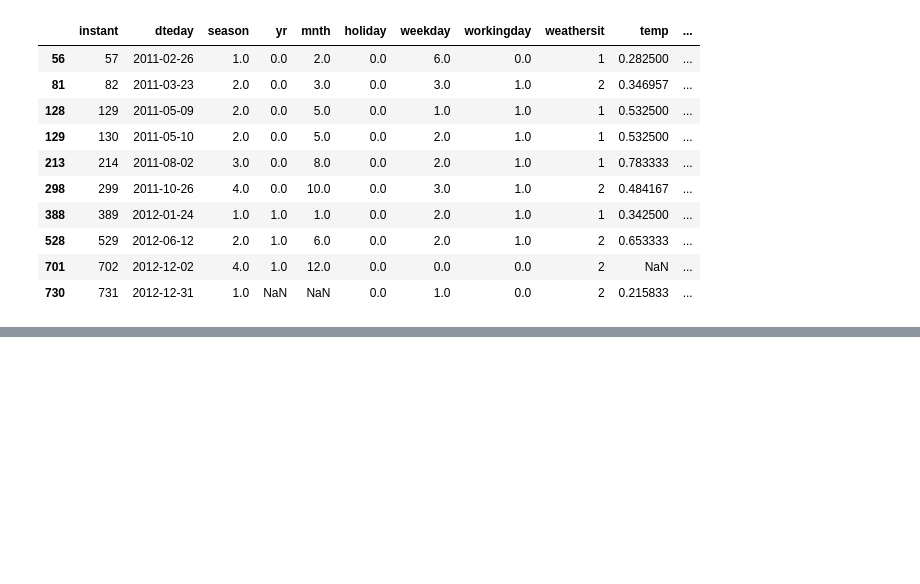
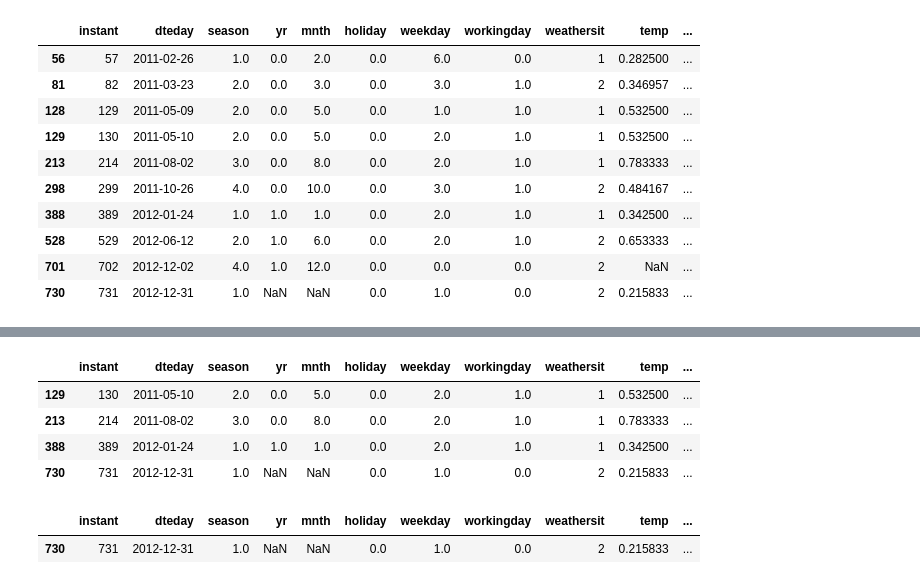
Before and after one commit to hlee0995/XGBoost, a Jupyter notebook: Comparing XGBoost/Comparing XGBoost .ipynb, the cells around one changed output, grey strips where cells are left out. Cells and saved outputs as stored; diff of their text form; code cells hidden in the pictures; blank space fills up the shorter version.

```diff
--- a/Comparing XGBoost/Comparing XGBoost .ipynb
+++ b/Comparing XGBoost/Comparing XGBoost .ipynb
@@ -4,3 +54,3 @@ import numpy as np
 # %%
-df_train=pd.read_csv('bike_rentals.csv')
+df=pd.read_csv('bike_rentals.csv')
 # %%
@@ -60,3 +130,5 @@ df_train[df_train.isna().any(axis=1)]
 | 528 | 529 | 2012-06-12 | 2.0 | 1.0 | 6.0 | 0.0 | 2.0 | 1.0 | 2 | 0.653333 | ... |
 | 701 | 702 | 2012-12-02 | 4.0 | 1.0 | 12.0 | 0.0 | 0.0 | 0.0 | 2 | NaN | ... |
 | 730 | 731 | 2012-12-31 | 1.0 | NaN | NaN | 0.0 | 1.0 | 0.0 | 2 | 0.215833 | ... |
+# %%
+df['windspeed'].fillna((df['windspeed'].median()), inplace=True)
@@ -62,0 +168,15 @@ df_train[df_train.isna().any(axis=1)]
+# %%
+#for this specific data, i will use mean of next day and one day before
+mean_temp = (df.iloc[700]['temp'] + df.iloc[702]['temp'])/2
+mean_atemp = (df.iloc[700]['atemp'] + df.iloc[702]['atemp'])/2
+# %%
+df['temp'].fillna((mean_temp), inplace=True)
+df['atemp'].fillna((mean_atemp), inplace=True)
+# %%
+df[df.isna().any(axis=1)]
+# %% [output]
+|  | instant | dteday | season | yr | mnth | holiday | weekday | workingday | weathersit | temp | ... |
+| 129 | 130 | 2011-05-10 | 2.0 | 0.0 | 5.0 | 0.0 | 2.0 | 1.0 | 1 | 0.532500 | ... |
+| 213 | 214 | 2011-08-02 | 3.0 | 0.0 | 8.0 | 0.0 | 2.0 | 1.0 | 1 | 0.783333 | ... |
+| 388 | 389 | 2012-01-24 | 1.0 | 1.0 | 1.0 | 0.0 | 2.0 | 1.0 | 1 | 0.342500 | ... |
+| 730 | 731 | 2012-12-31 | 1.0 | NaN | NaN | 0.0 | 1.0 | 0.0 | 2 | 0.215833 | ... |
@@ -62,0 +185,5 @@ df_train[df_train.isna().any(axis=1)]
+# %%
+df[df.isna().any(axis=1)]
+# %% [output]
+|  | instant | dteday | season | yr | mnth | holiday | weekday | workingday | weathersit | temp | ... |
+| 730 | 731 | 2012-12-31 | 1.0 | NaN | NaN | 0.0 | 1.0 | 0.0 | 2 | 0.215833 | ... |
```
Also changed, not shown: parts of 37 cells of this notebook, 1 other file.
